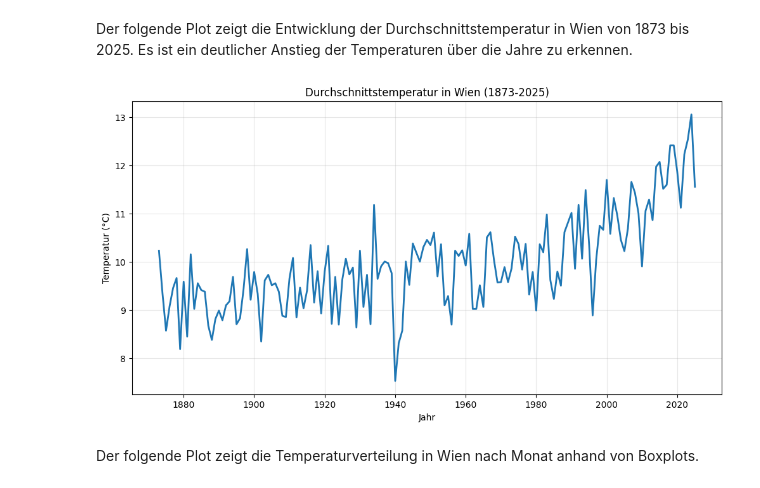
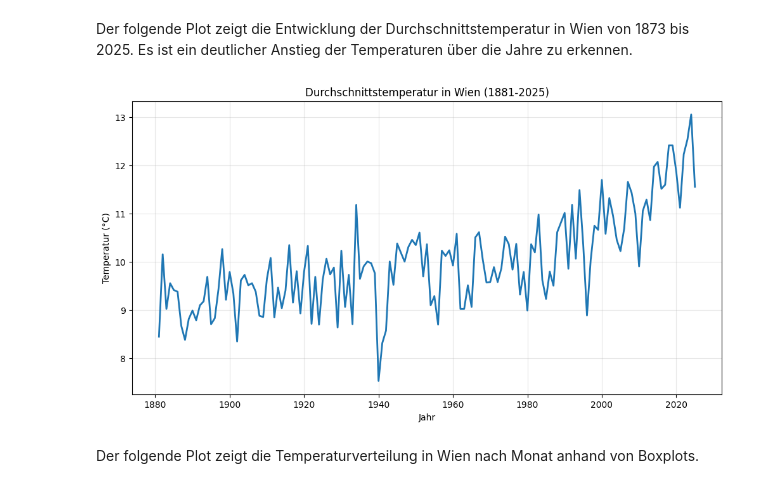
Before and after one commit to 4y1n/Bigdata_eng, a Jupyter notebook: data_cleaning.ipynb, the cells around one changed output. Drawn from its saved outputs; the diff is of its cells as text; code cells hidden in the pictures.

```diff
--- a/data_cleaning.ipynb
+++ b/data_cleaning.ipynb
@@ -66,0 +65,6 @@ keine fehlenden Werte vorhanden, daher müssen wir nichts tun.
+# %%
+missing_values = df.isnull().sum()
+print("Fehlende Werte pro Spalte:")
+print(missing_values[missing_values > 0])
+columns_to_drop_missing = ['REL_HUM_MAX', 'REL_HUM_MIN', 'NUM_WIND_VEL60', 'WIND_VEL_MAX']
+df = df.drop(columns=[col for col in columns_to_drop_missing if col in df.columns])
@@ -66,0 +99,3 @@ keine fehlenden Werte vorhanden, daher müssen wir nichts tun.
+# %%
+df['SUN_H'] = df['SUN_H'].interpolate(method='linear')
+print(df['SUN_H'].isnull().sum())
@@ -115,7 +152,7 @@ df.groupby('REF_YEAR').describe()
 # %% [markdown]
 Da 1872, anders als die anderen Jahren, nur Daten ab Mai hat werden die Daten aus diesem Jahr zwecks Vergleichbarkeit entfernt. Zudem sind auch Daten für 2026 vorhanden, die ebenfalls entfernt werden, da sie, weil das Jahr noch nicht zu ende ist, nur bis märz vorliegen.
 # %%
-df = df[df['REF_YEAR'] != 1872]
+df = df[df['REF_YEAR'] > 1879]
 df = df[df['REF_YEAR'] != 2026]
 # %% [markdown]
 ## Handle Incorrect Data Types
@@ -145,14 +182,14 @@ Der folgende Plot zeigt die Entwicklung der Durchschnittstemperatur in Wien von
 # %%
 plt.figure(figsize=(12, 6))
 yearly_temp = df.groupby('REF_YEAR')['T'].mean()
 plt.plot(yearly_temp.index, yearly_temp.values, linewidth=2)
-plt.title('Durchschnittstemperatur in Wien (1873-2025)')
+plt.title('Durchschnittstemperatur in Wien (1881-2025)')
 plt.xlabel('Jahr')
 plt.ylabel('Temperatur (°C)')
 plt.grid(True, alpha=0.3)
 plt.show()
 # %% [output]
-[figure, old version]
+[figure, new version]
 # %% [markdown]
 Der folgende Plot zeigt die Temperaturverteilung in Wien nach Monat anhand von Boxplots.
 # %%
```
Also changed, not shown: parts of 17 cells of this notebook.
